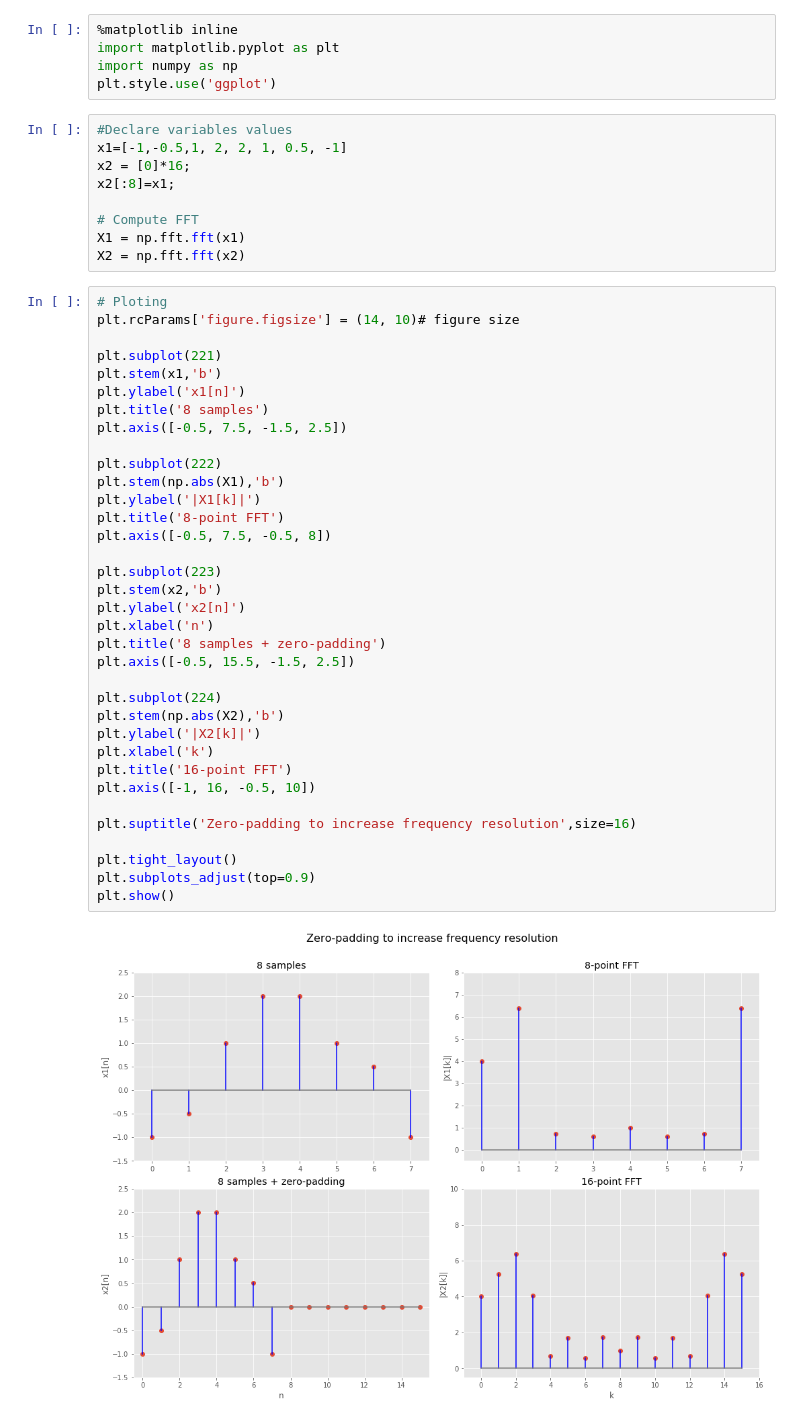
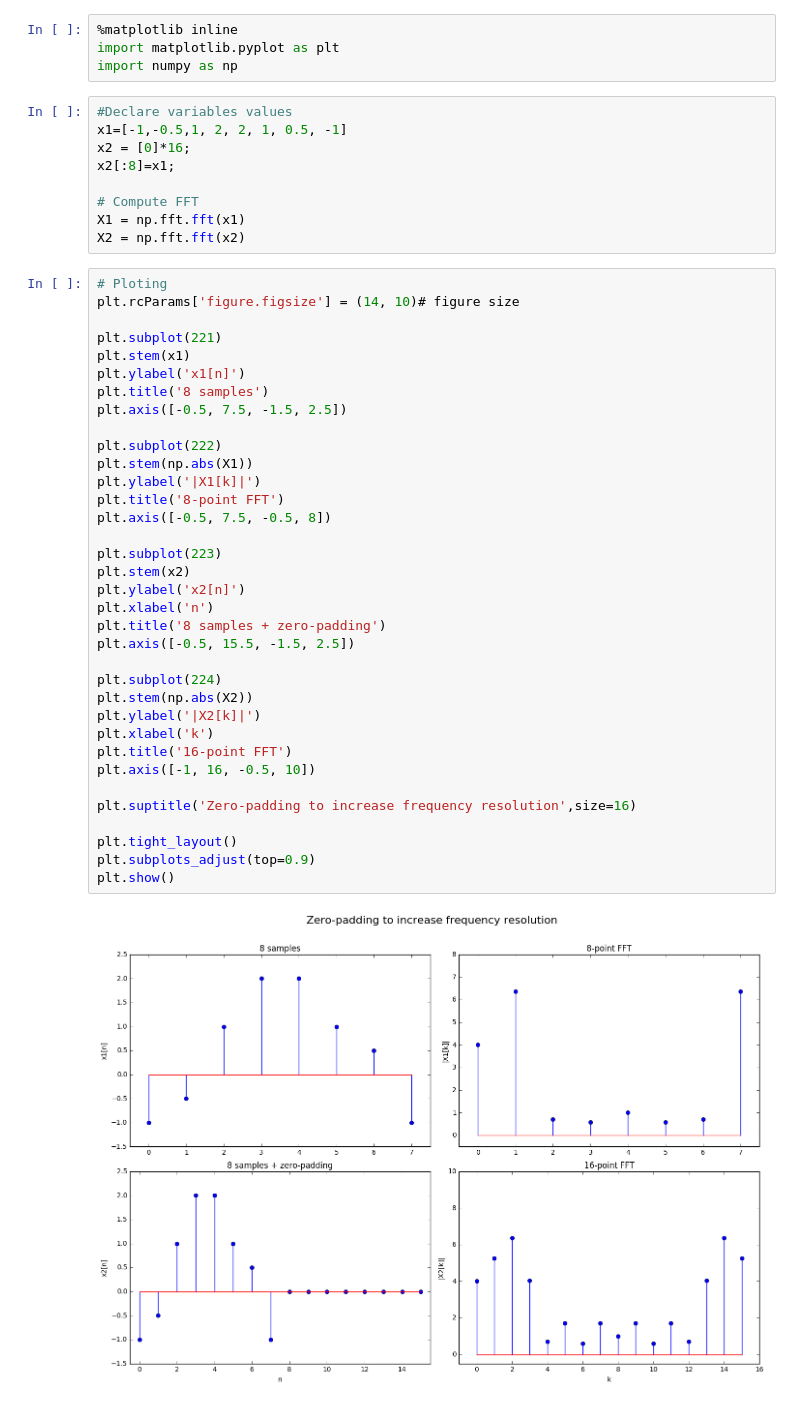
Before and after one commit to JoseRZapata/PyDAFX, a Jupyter notebook: 01_Introduction/figure1_17.ipynb, the cells around one changed output. Cells and saved outputs as stored; diff of their text form.

```diff
--- a/01_Introduction/figure1_17.ipynb
+++ b/01_Introduction/figure1_17.ipynb
@@ -12,7 +12,6 @@ Matlab files source: http://ant-s4.unibw-hamburg.de/dafx/DAFX_Book_Page_2nd_edit
 %matplotlib inline
 import matplotlib.pyplot as plt
 import numpy as np
-plt.style.use('ggplot')
 # %%
 #Declare variables values
 x1=[-1,-0.5,1, 2, 2, 1, 0.5, -1]
@@ -27,35 +26,35 @@ X2 = np.fft.fft(x2)
 plt.rcParams['figure.figsize'] = (14, 10)# figure size
 
 plt.subplot(221)
-plt.stem(x1,'b')
+plt.stem(x1)
 plt.ylabel('x1[n]')
 plt.title('8 samples')
 plt.axis([-0.5, 7.5, -1.5, 2.5])
 
 plt.subplot(222)
-plt.stem(np.abs(X1),'b')
+plt.stem(np.abs(X1))
 plt.ylabel('|X1[k]|')
 plt.title('8-point FFT')
 plt.axis([-0.5, 7.5, -0.5, 8])
 
 plt.subplot(223)
-plt.stem(x2,'b')
+plt.stem(x2)
 plt.ylabel('x2[n]')
 plt.xlabel('n')
 plt.title('8 samples + zero-padding')
 plt.axis([-0.5, 15.5, -1.5, 2.5])
 
 plt.subplot(224)
-plt.stem(np.abs(X2),'b')
+plt.stem(np.abs(X2))
 plt.ylabel('|X2[k]|')
 plt.xlabel('k')
 plt.title('16-point FFT')
 plt.axis([-1, 16, -0.5, 10])
 
 plt.suptitle('Zero-padding to increase frequency resolution',size=16)
 
 plt.tight_layout()
 plt.subplots_adjust(top=0.9)
 plt.show()
 # %% [output]
-[figure, old version]
+[figure, new version]
```
Also changed, not shown: parts of 1 cell of this notebook, 3 other files.
